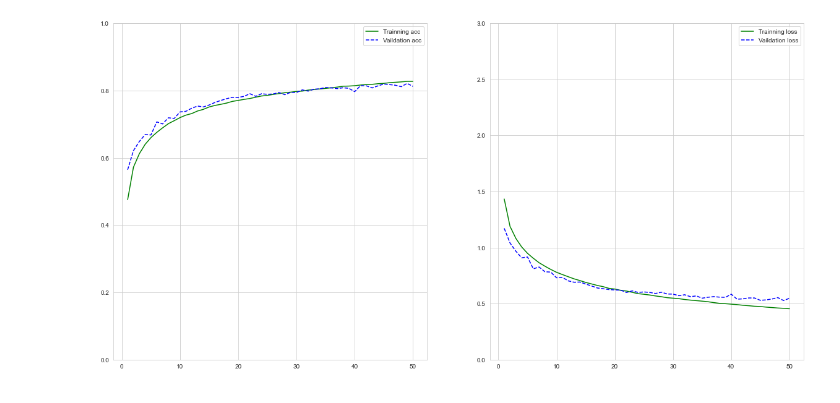
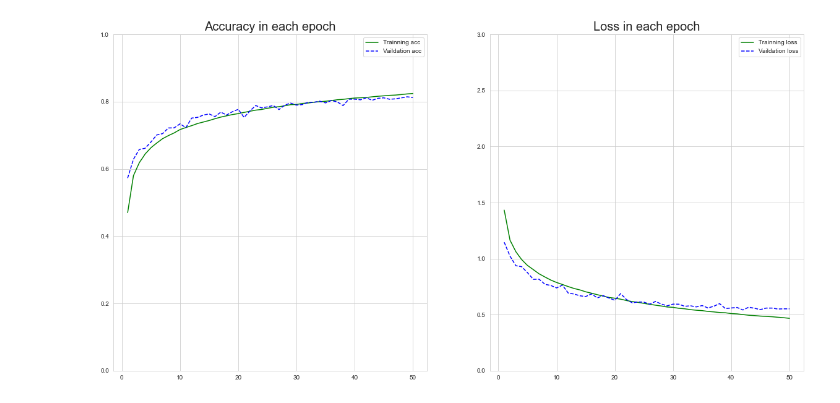
Before and after one commit to Vancelrsky/Four-Guys-DSGP, a Jupyter notebook: GRU.ipynb, the cells around one changed output. Cells and saved outputs as stored; diff of their text form; code cells hidden in the pictures.

```diff
--- a/GRU.ipynb
+++ b/GRU.ipynb
@@ -22,9 +23,12 @@ print(classes)
 weight = compute_class_weight(class_weight = 'balanced', classes = classes, y = Y_train)
 weight = dict(zip(classes,weight))
 print(weight)
-X_train = tf.reshape(X_train, (-1,5,10))
-X_test = tf.reshape(X_test, (-1,5,10))
-X_train.shape
+X_train = tf.reshape(X_train, (-1,3,50))
+X_test = tf.reshape(X_test, (-1,3,50))
+Y_train = tf.reshape(Y_train, (-1,3))
+Y_test = tf.reshape(Y_test, (-1,3))
+print(X_train.shape)
+print(Y_train.shape)
 # %% [output]
 [0, 1, 2, 3, 4, 5, 6]
 {0: 0.5461265517205498, 1: 0.5455860920474603, 2: 1.9688491750883432, 3: 3.706630130794655, 4: 1.119504797170757, 5: 4.19714029812552, 6: 0.700857303100713}
@@ -32,15 +37,15 @@ TensorShape([262422, 5, 10])
 # %%
-input_dim = 10
+input_dim = 50
 units = 256
 batch_size = int(len(X_train)//10000)
 output_size = 7  # labels are from 0 to 6
 
 # Build the RNN model
 def build_model():
-    lstm_layer = keras.layers.GRU(units, input_shape=(None,input_dim))
+    gru_layer = keras.layers.GRU(units, input_shape=(None,input_dim))
     model = keras.models.Sequential(
         [
-            lstm_layer,
+            gru_layer,
             keras.layers.Dropout(0.1),
             keras.layers.BatchNormalization(),
             keras.layers.Dense(128, activation='relu'),
@@ -78,0 +66,4 @@ Epoch 50/50
+# %%
+model.save('./GRU_model')
+with open('./GRU_model/log.txt', 'wb') as file_txt:
+    pickle.dump(GRU_model.history, file_txt)
@@ -79,29 +74,33 @@ Epoch 50/50
 # %%
 import matplotlib.pyplot as plt
 import seaborn as sns
 sns.set_style("whitegrid")
 
+with open('./GRU_model/log.txt','rb') as file_txt:
+    history=pickle.load(file_txt)
 
-acc = GRU_model.history['accuracy']     #获取训练集准确性数据
-val_acc = GRU_model.history['val_accuracy']    #获取验证集准确性数据
-loss = GRU_model.history['loss']          #获取训练集错误值数据
-val_loss = GRU_model.history['val_loss']  #获取验证集错误值数据
+acc = history['accuracy']     #获取训练集准确性数据
+val_acc = history['val_accuracy']    #获取验证集准确性数据
+loss = history['loss']          #获取训练集错误值数据
+val_loss = history['val_loss']  #获取验证集错误值数据
 
 epochs = range(1,len(acc)+1)
 fig = plt.figure(figsize=(20,10))
 ax1 = fig.add_subplot(121)
 ax1.plot(epochs,acc,'g',label='Trainning acc')     #以epochs为横坐标，以训练集准确性为纵坐标
 ax1.plot(epochs,val_acc,'b--',label='Vaildation acc') #以epochs为横坐标，以验证集准确性为纵坐标
 ax1.legend()   #绘制图例，即标明图中的线段代表何种含义
+ax1.set_title('Accuracy in each epoch',fontsize=20)
 plt.ylim(0,1)
 ax2 = fig.add_subplot(122)
 ax2.plot(epochs,loss,'g',label='Trainning loss')
 ax2.plot(epochs,val_loss,'b--',label='Vaildation loss')
 ax2.legend()  ##绘制图例，即标明图中的线段代表何种含义
+ax2.set_title('Loss in each epoch',fontsize=20)
 plt.ylim(0,3)
 plt.show()
 # %% [output]
-[figure, old version]
+[figure, new version]
 # %%
 from sklearn import metrics
 
```
Also changed, not shown: parts of 6 cells of this notebook, 7 other files.
